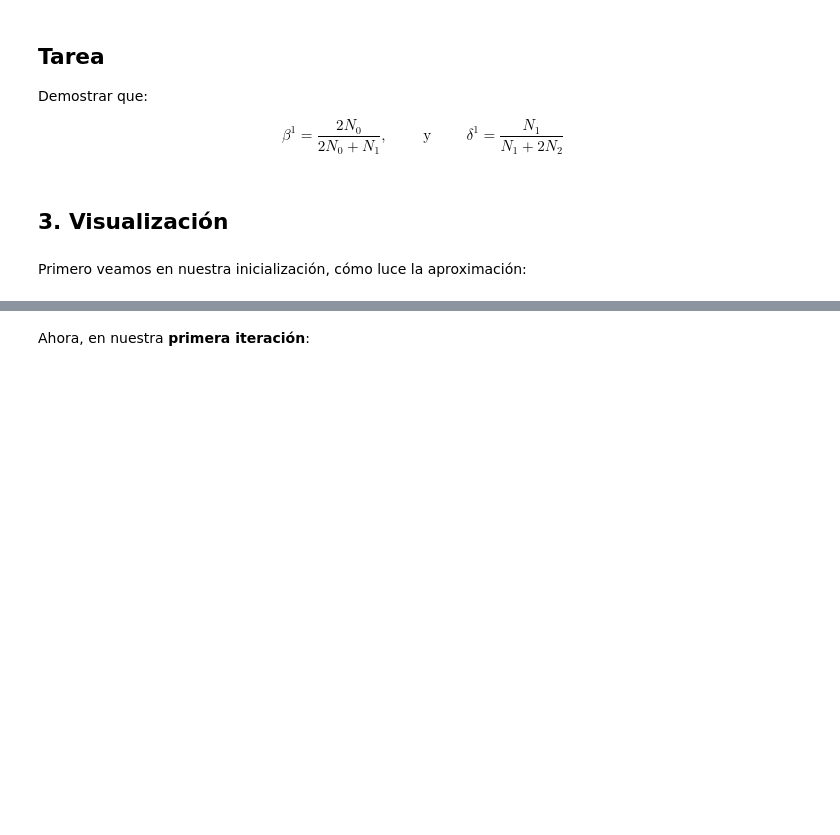
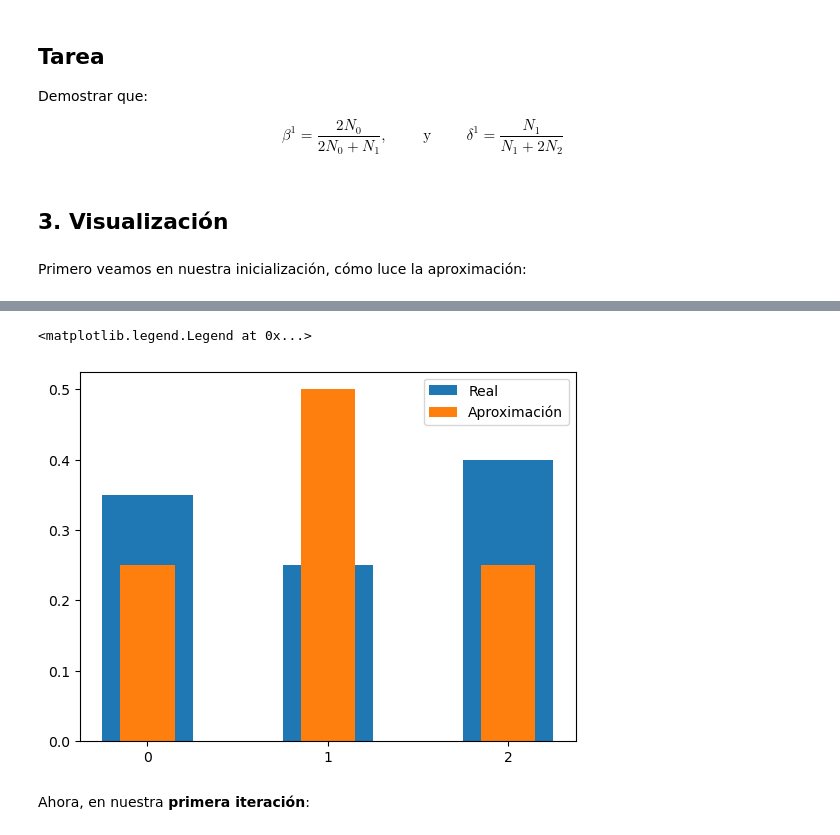
Before and after one commit to esjimenezro/meb2025, a Jupyter notebook: modulo_adicional/tema2/3_ejemplo_basico_AME.ipynb, the cells around one changed output, grey strips where cells are left out. Cells and saved outputs as stored; diff of their text form; code cells hidden in the pictures; blank space fills up the shorter version.

```diff
--- a/modulo_adicional/tema2/3_ejemplo_basico_AME.ipynb
+++ b/modulo_adicional/tema2/3_ejemplo_basico_AME.ipynb
@@ -164,3 +174,4 @@ $$
 Primero veamos en nuestra inicialización, cómo luce la aproximación:
 # %%
 # Parámetros en la inicialización
+alpha0, beta0, delta0 = 0.5, 0.5, 0.5
@@ -176,2 +178,26 @@ array([0.25, 0.5 , 0.25])
+# %%
+# Aproximación de la distribución en la inicialización
+p1 = np.array([beta0, 1 - beta0, 0])
+p2 = np.array([0, delta0, 1 - delta0])
+p = alpha0 * p1 + (1 - alpha0) * p2
+# %%
+# Graficamos
+plt.bar(
+    X.xk,
+    X.pk,
+    width=0.5,
+    label='Real'
+)
+plt.bar(
+    X.xk,
+    p,
+    width=0.3,
+    label='Aproximación'
+)
+plt.xticks(X.xk)
+plt.legend()
+# %% [output]
+<matplotlib.legend.Legend at 0x...>
+[figure, added]
 # %% [markdown]
 Ahora, en nuestra **primera iteración**:
```
Also changed, not shown: parts of 12 cells of this notebook.
